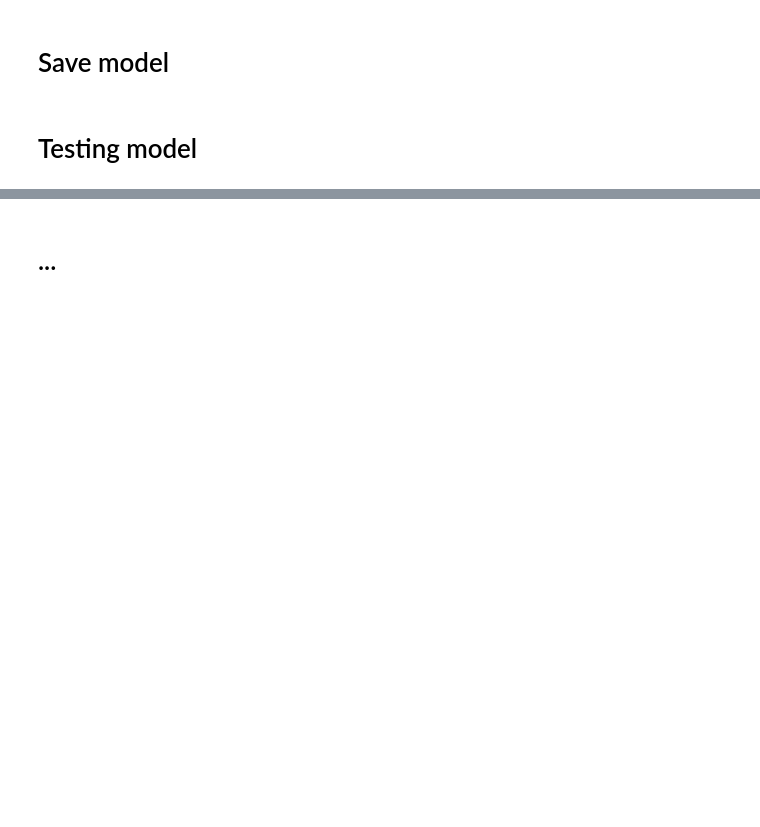
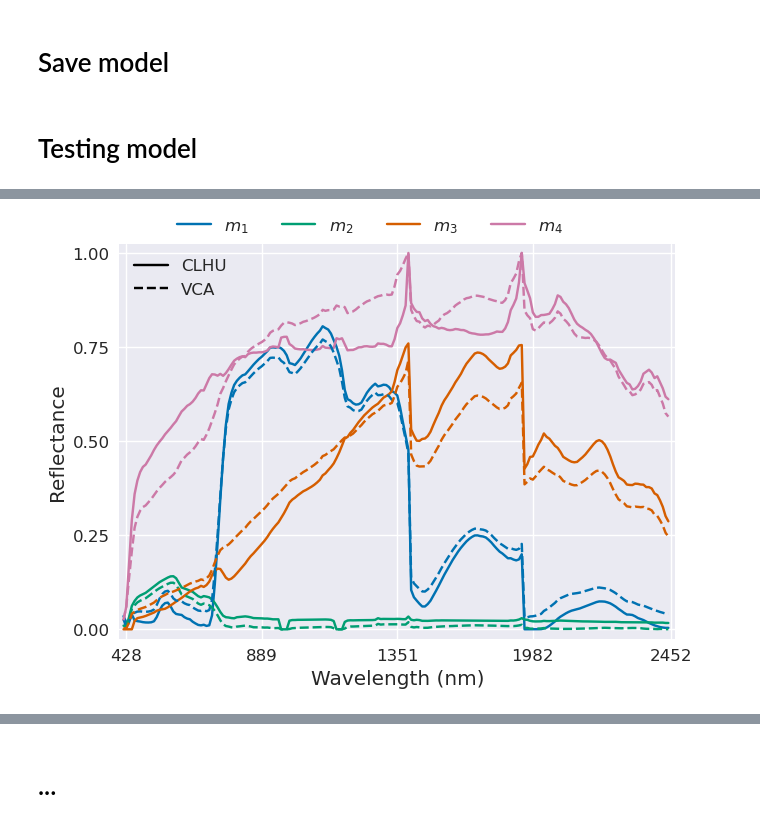
Before and after one commit to SolidusAbi/CLHU, a Jupyter notebook: notebooks/JasperRidge/clhu.ipynb, the cells around one changed output, grey strips where cells are left out. Saved outputs shown, nothing was run; the diff lists cells and outputs as text; code cells hidden in the pictures; blank space fills up the shorter version.

```diff
--- a/notebooks/JasperRidge/clhu.ipynb
+++ b/notebooks/JasperRidge/clhu.ipynb
@@ -158,8 +187,11 @@ plt.show(fig)
 # %%
-fig = plot_endmembers(ebk, ticks_range=(0, 1), endmember_estimation=[endmember_init], ee_labels=['CLHU',label])
+fig = plot_endmembers(ebk, np.array(dataset.wv), ticks_range=(0, 1), endmember_estimation=[endmember_init], ee_labels=['CLHU',label])
 plt.show(fig)
 
-fig.savefig(os.path.join(result_path, f'clhu/imgs/M_clhu_{endmember_init_method}.pdf'), bbox_inches='tight')
+sio.savemat('/media/abian/Extreme SSD/Thesis/CLHU/review/EndmemberInsigth/jasper.mat', {'ebk': ebk})
+fig.savefig('/media/abian/Extreme SSD/Thesis/CLHU/review/EndmemberInsigth/jasper_M.pdf', bbox_inches='tight')
+# %% [output]
+[figure, added]
 # %%
 from torch.nn.functional import softmax
 test = softmax(model.A.detach(), dim=1).cpu().numpy().reshape(dataset.n_row, dataset.n_col, -1)
```
Also changed, not shown: parts of 22 cells of this notebook, 9 other files.
